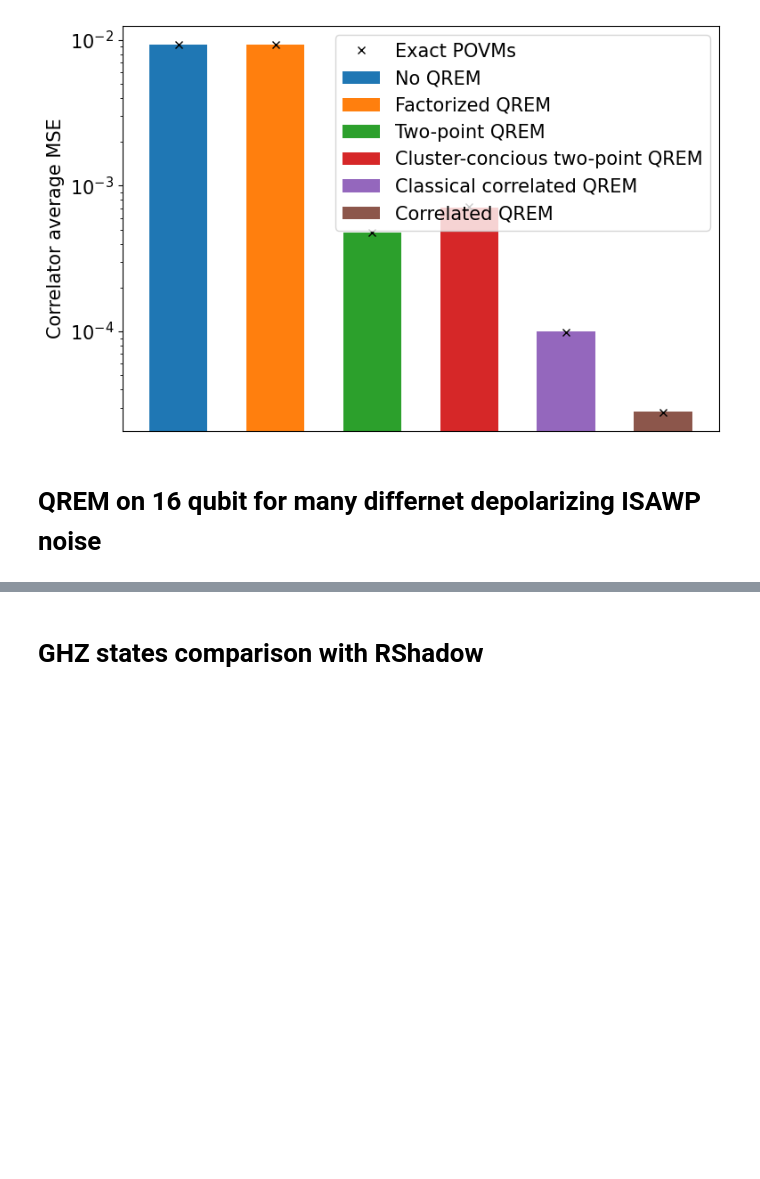
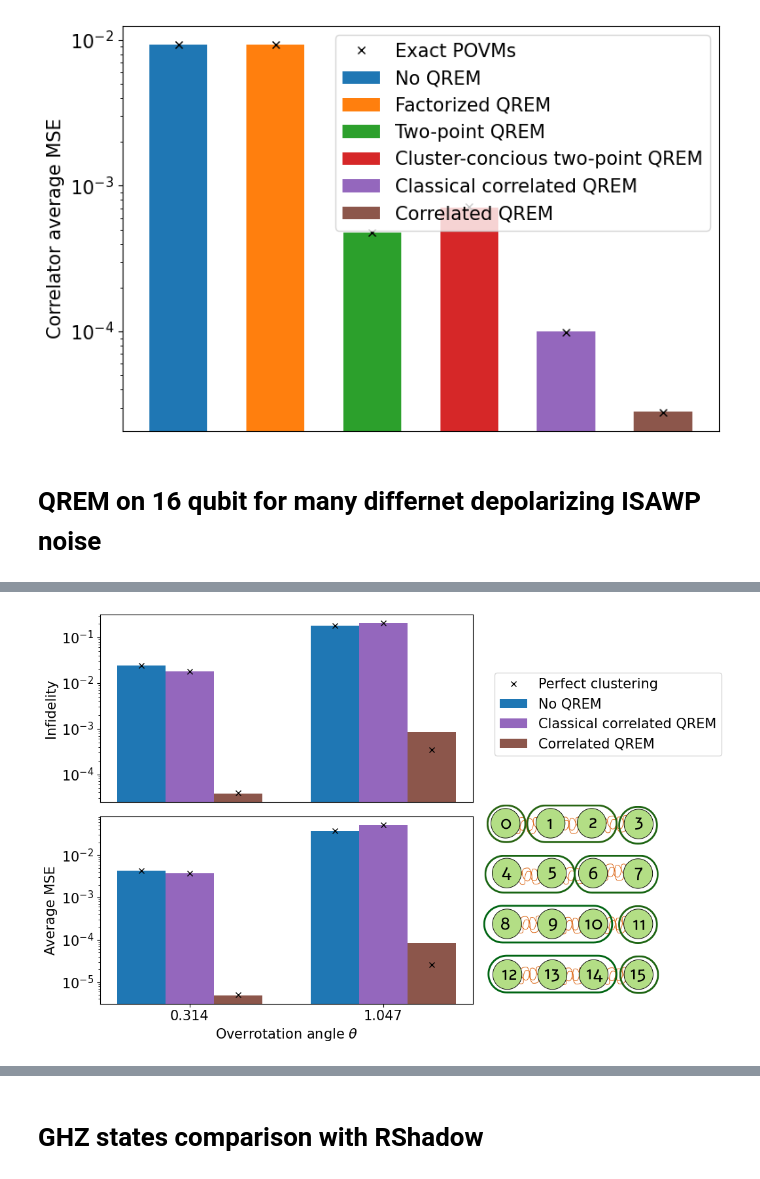
Before and after one commit to AdrianAasen/CREMST, a Jupyter notebook: visualiztion.ipynb, the cells around one changed output, grey strips where cells are left out. Drawn from its saved outputs; the diff is of its cells as text; code cells hidden in the pictures; blank space fills up the shorter version.

```diff
--- a/visualiztion.ipynb
+++ b/visualiztion.ipynb
@@ -958,0 +861,86 @@ fig.legend(loc='center left', bbox_to_anchor=(1,0.75))
+# %%
+np.set_printoptions(precision=3)
+with open(f'{perm_data_path}/result_QST.npy', 'rb') as f:
+    dict_array = np.load(f, allow_pickle=True)
+standard_dict_array  = dict_array[0]
+perfect_clustering_dict_array = dict_array[1]
+
+# We need to treat each k-mean on it's own.
+standard_state_matrix = []
+perfect_clustering_state_matrix = []
+
+for k_it in range(len(standard_dict_array)):
+    standard_state_array, label_array = ot.load_state_array_from_result_dict(standard_dict_array[k_it])
+    perfect_clustering_state_array, _ = ot.load_state_array_from_result_dict(perfect_clustering_dict_array[k_it])
+    standard_state_matrix.append(standard_state_array)
+    perfect_clustering_state_matrix.append(perfect_clustering_state_array)
+
+traced_down_rho_true_array = standard_dict_array[k_it]['traced_down_rho_true_array']
+n_averages = standard_dict_array[k_it]['n_average']
+two_point_corr_labels   = standard_dict_array[k_it]['two_point_corr_labels']
+
+# # Compute infidelities:
+# The matrix has the shape [n_k_mean, n_modes, n_averages, len(two_point_corr_labels) , 2**n_qubits, 2**n_qubits]
+# traced_down_rho_true_array has the shape [n_averages, n_two_point_corr, 2**n_qubits, 2**n_qubits]
+
+inf_average_standard = ot.k_mean_infidelity_computation(standard_state_matrix, traced_down_rho_true_array).T # T is to swap order of modes and k_mean
+inf_average_perfect_clustering = ot.k_mean_infidelity_computation(perfect_clustering_state_matrix, traced_down_rho_true_array).T
+# Has the shape [n_recon_modes, n_k_mean]
+print(inf_average_standard.shape)
+x = np.arange(len(rot_angle_array))  # the k-mean label locations
+color_array = ['C0', 'C4', 'C5']
+width = 0.25  # the width of the bars
+multiplier = 0
+# The shape of the array is
+fig, ax = plt.subplots(2,1)
+
+for i in range(len(label_array)):
+    offset = width * multiplier
+    rects = ax[0].bar(x + offset, inf_average_standard[i], width,label=label_array[i], color = color_array[i]) # Transpose to make method be outer layer
+    ax[0].plot(x + offset, inf_average_perfect_clustering[i], "kx", label="Perfect clustering" if multiplier == 0 else "")
+    multiplier += 1
+
+ax[0].set_yscale('log')
+#ax[0,0].set_title(rf"Average over {n_averages} states.")
+ax[0].set_xticks(x + width, rot_angle_array)
+ax[0].set_ylabel('Infidelity')
+
+
+
+
+
+# Generate average Pauli expectation values
+n_op = 25
+op_string_array = ot.generate_random_pauli_string(n_op,2)
+
+
+
+true_exp_value = ot.compute_k_mean_expectation_values([[traced_down_rho_true_array]],op_string_array)[0,0]
+stadard_exp_value = ot.compute_k_mean_expectation_values(standard_state_matrix,op_string_array)
+perfect_clustering_exp_value_array = ot.compute_k_mean_expectation_values(perfect_clustering_state_matrix,op_string_array)
+standard_mean_MSE = ot.compute_k_mean_mean_MSE(stadard_exp_value, true_exp_value ).T # Transpose to make method be outer layer
+perfect_clustering_MSE = ot.compute_k_mean_mean_MSE(perfect_clustering_exp_value_array, true_exp_value ).T
+
+print(standard_mean_MSE.shape)
+multiplier = 0
+for i in range(len(label_array)):
+    offset = width * multiplier
+    rects = ax[1].bar(x + offset, standard_mean_MSE[i], width, color = color_array[i])
+    ax[1].plot(x + offset, perfect_clustering_MSE[i], "kx",)
+    multiplier += 1
+
+
+ax[0].tick_params(axis='x', which='both', bottom=False, top=False, labelbottom=False)
+ax[1].set_yscale('log')
+ax[1].set_ylabel(f'Average MSE')
+
+ax[-1].set_xticks(x + 1*width, np.round(rot_angle_array, 3))
+ax[-1].set_xlabel(r'Overrotation angle $\theta$')
+
+img = plt.imread("images/cluster_formation_16.png")
+fig.figimage(img, 680, 80, zorder=3, alpha=1)
+
+fig.set_size_inches(7, 7)
+fig.tight_layout()
+fig.legend(loc='center left', bbox_to_anchor=(1,0.75))
+# %% [output]
@@ -959,2 +950,3 @@ fig.legend(loc='center left', bbox_to_anchor=(1,0.75))
+[figure, added]
 # %% [markdown]
 # 100 qubit example, random correlators
```
Also changed, not shown: parts of 22 cells of this notebook, 5 other files.
